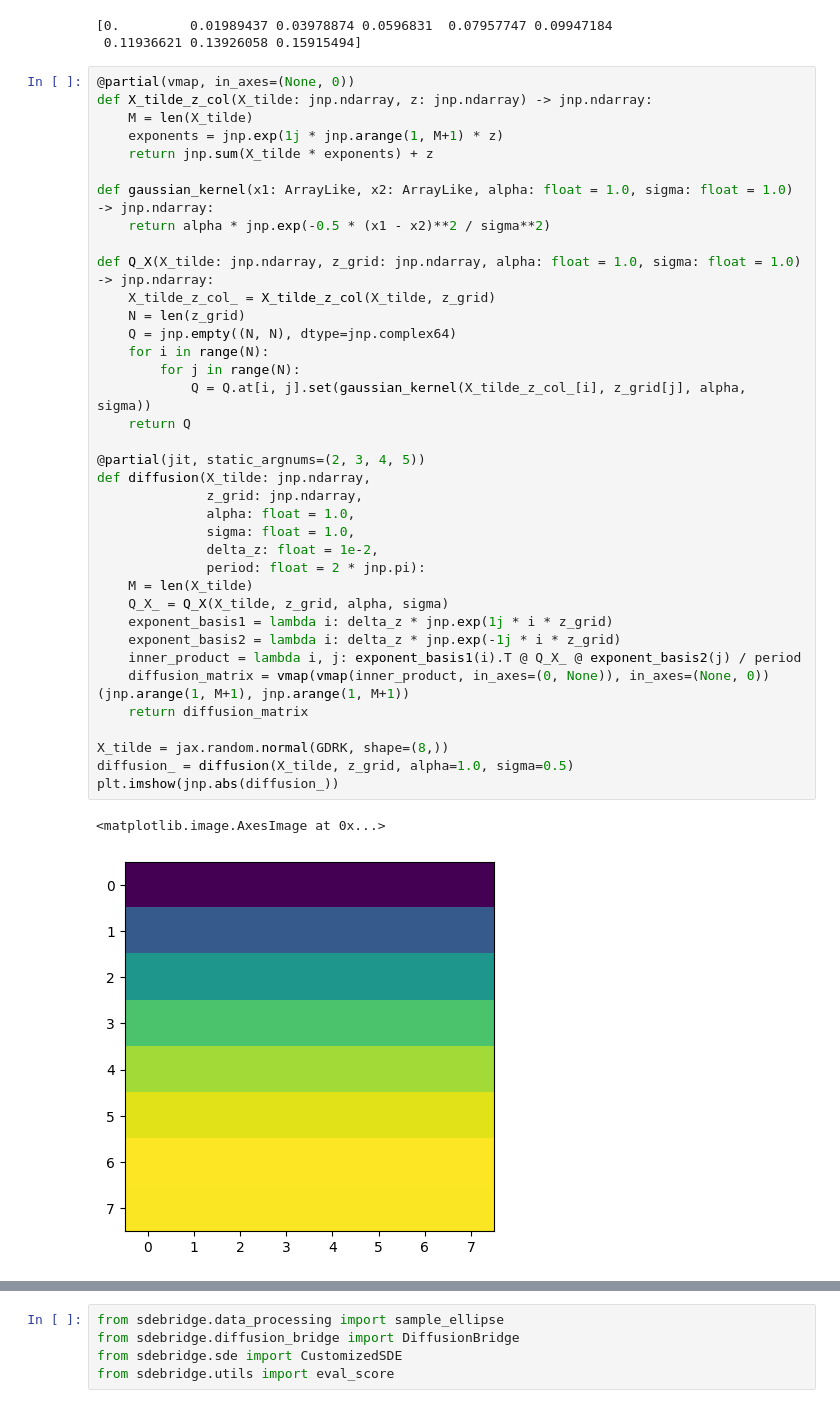
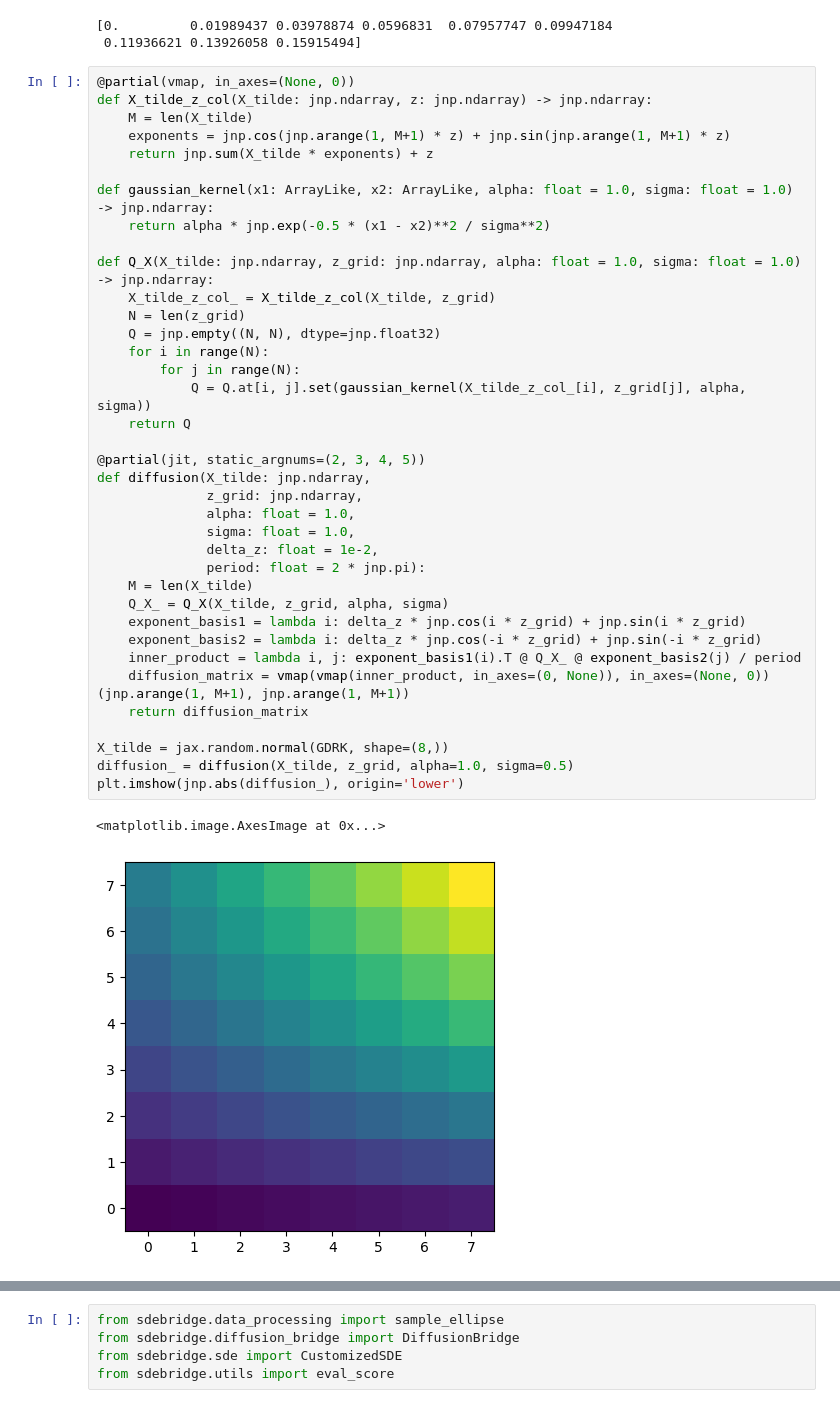
Before and after one commit to libbylbaker/infsdebridge, a Jupyter notebook: sdebridge/notebooks/gaussian_Q_bridge_fft.ipynb, the cells around one changed output, grey strips where cells are left out. Saved outputs shown, nothing was run; the diff lists cells and outputs as text.

```diff
--- a/sdebridge/notebooks/gaussian_Q_bridge_fft.ipynb
+++ b/sdebridge/notebooks/gaussian_Q_bridge_fft.ipynb
@@ -20,39 +20,39 @@ print(z_grid)
 @partial(vmap, in_axes=(None, 0))
 def X_tilde_z_col(X_tilde: jnp.ndarray, z: jnp.ndarray) -> jnp.ndarray:
     M = len(X_tilde)
-    exponents = jnp.exp(1j * jnp.arange(1, M+1) * z)
+    exponents = jnp.cos(jnp.arange(1, M+1) * z) + jnp.sin(jnp.arange(1, M+1) * z)
     return jnp.sum(X_tilde * exponents) + z
 
 def gaussian_kernel(x1: ArrayLike, x2: ArrayLike, alpha: float = 1.0, sigma: float = 1.0) -> jnp.ndarray:
     return alpha * jnp.exp(-0.5 * (x1 - x2)**2 / sigma**2)
 
 def Q_X(X_tilde: jnp.ndarray, z_grid: jnp.ndarray, alpha: float = 1.0, sigma: float = 1.0) -> jnp.ndarray:
     X_tilde_z_col_ = X_tilde_z_col(X_tilde, z_grid)
     N = len(z_grid)
-    Q = jnp.empty((N, N), dtype=jnp.complex64)
+    Q = jnp.empty((N, N), dtype=jnp.float32)
     for i in range(N):
         for j in range(N):
             Q = Q.at[i, j].set(gaussian_kernel(X_tilde_z_col_[i], z_grid[j], alpha, sigma))
     return Q
 
 @partial(jit, static_argnums=(2, 3, 4, 5))
 def diffusion(X_tilde: jnp.ndarray,
               z_grid: jnp.ndarray,
               alpha: float = 1.0,
               sigma: float = 1.0,
               delta_z: float = 1e-2,
               period: float = 2 * jnp.pi):
     M = len(X_tilde)
     Q_X_ = Q_X(X_tilde, z_grid, alpha, sigma)
-    exponent_basis1 = lambda i: delta_z * jnp.exp(1j * i * z_grid)
-    exponent_basis2 = lambda i: delta_z * jnp.exp(-1j * i * z_grid)
+    exponent_basis1 = lambda i: delta_z * jnp.cos(i * z_grid) + jnp.sin(i * z_grid)
+    exponent_basis2 = lambda i: delta_z * jnp.cos(-i * z_grid) + jnp.sin(-i * z_grid)
     inner_product = lambda i, j: exponent_basis1(i).T @ Q_X_ @ exponent_basis2(j) / period
     diffusion_matrix = vmap(vmap(inner_product, in_axes=(0, None)), in_axes=(None, 0))(jnp.arange(1, M+1), jnp.arange(1, M+1))
     return diffusion_matrix
 
 X_tilde = jax.random.normal(GDRK, shape=(8,))
 diffusion_ = diffusion(X_tilde, z_grid, alpha=1.0, sigma=0.5)
-plt.imshow(jnp.abs(diffusion_))
+plt.imshow(jnp.abs(diffusion_), origin='lower')
 # %% [output]
 <matplotlib.image.AxesImage at 0x...>
-[figure, old version]
+[figure, new version]
```
Also changed, not shown: parts of 5 cells of this notebook.
